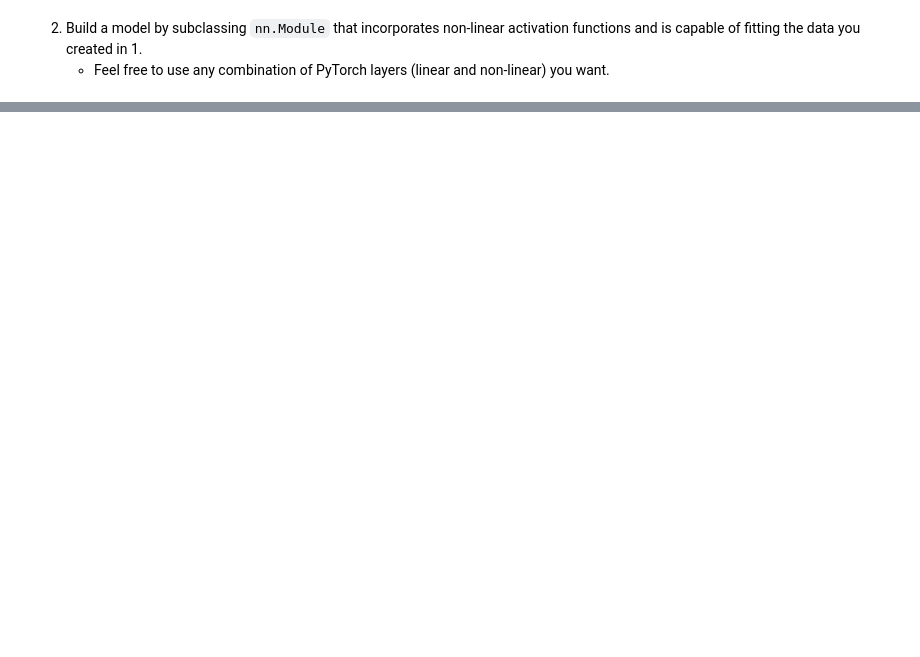
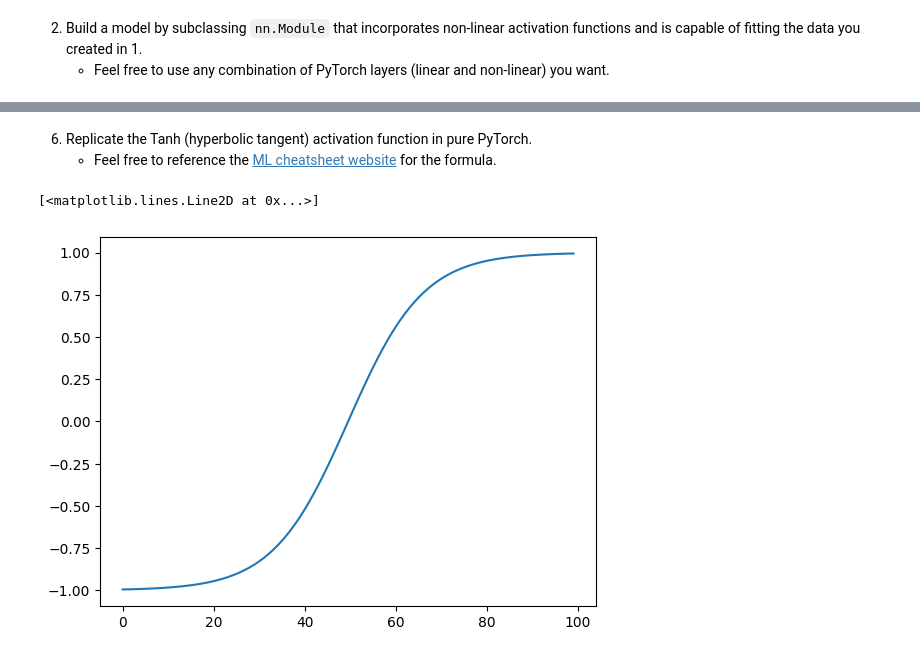
Before and after one commit to amrirasyidi/ztm_pytorch_learn, a Jupyter notebook: 02_pytorch_classification.ipynb, the cells around one changed output, grey strips where cells are left out. Saved outputs shown, nothing was run; the diff lists cells and outputs as text; code cells hidden in the pictures; blank space fills up the shorter version.

```diff
--- a/02_pytorch_classification.ipynb
+++ b/02_pytorch_classification.ipynb
@@ -1898,0 +1998,9 @@ plt.show()
+# %% [markdown]
+6. Replicate the Tanh (hyperbolic tangent) activation function in pure PyTorch.
+    * Feel free to reference the [ML cheatsheet website](https://ml-cheatsheet.readthedocs.io/en/latest/activation_functions.html#tanh) for the formula.
+# %%
+z = torch.linspace(-3,3,100)
+plt.plot(torch.tanh(z))
+# %% [output]
+[<matplotlib.lines.Line2D at 0x...>]
+[figure, added]
```
Also changed, not shown: parts of 35 cells of this notebook.
